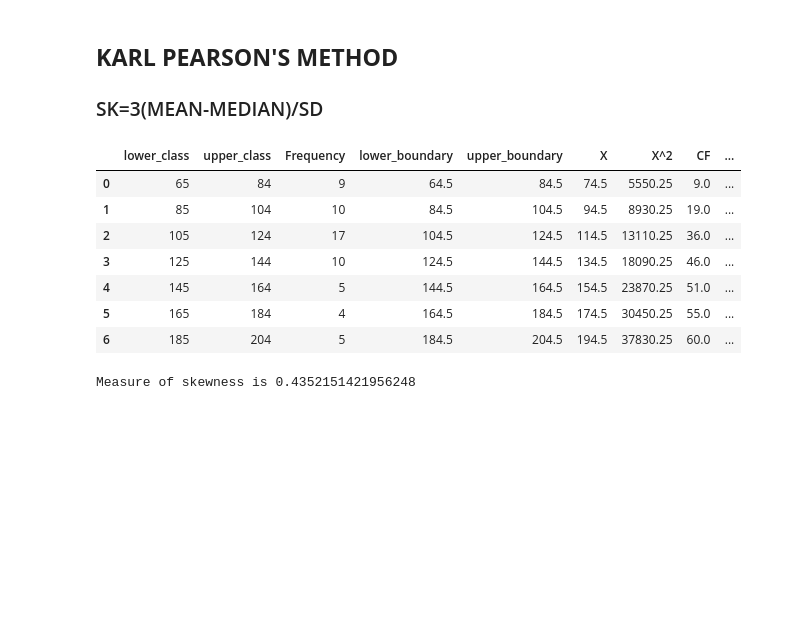
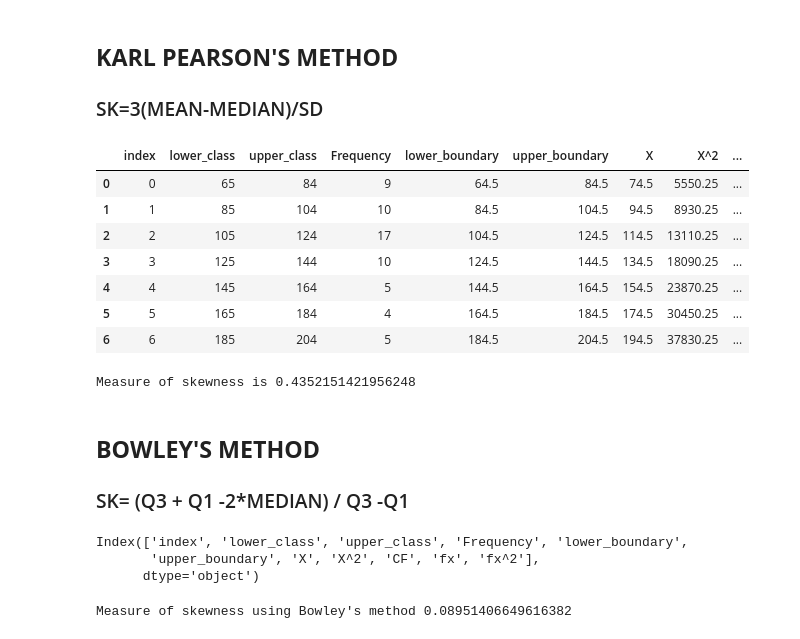
Before and after one commit to Maliksaad231224/Implementation-of-Statistical-Concepts-in-Python, a Jupyter notebook: stats_assignment.ipynb, the cells around one changed output. Drawn from its saved outputs; the diff is of its cells as text; code cells hidden in the pictures; blank space fills up the shorter version.

```diff
--- a/stats_assignment.ipynb
+++ b/stats_assignment.ipynb
@@ -1277,31 +1277,32 @@ Coefficient of Variation is 54.4200189409969
 # %%
 df=pd.DataFrame(
     {
      'lower_class': [65,85,105,125,145,165,185],
         'upper_class':[84,104,124,144,164,184,204],
             'Frequency':[9,10,17,10,5,4,5]
     }
 )
 df['lower_boundary']=df['lower_class']-0.5
 df['upper_boundary']=df['upper_class']+0.5
 df['X']=(df['upper_boundary']+df['lower_boundary'])/2
 df['X^2']=np.power(df['X'],2)
 
 df.loc[0,'CF']=df.loc[0,'Frequency']
 for i in range(1,len(df)):
     df.loc[i,'CF']=df.loc[i-1,'CF']+df.loc[i,'Frequency']
 df['fx']=df['Frequency']*df['X']
 df['fx^2']=df['X^2']*df['Frequency']
+df=df.reset_index()
 df
 # %% [output]
-|  | lower_class | upper_class | Frequency | lower_boundary | upper_boundary | X | X^2 | CF | ... |
-| 0 | 65 | 84 | 9 | 64.5 | 84.5 | 74.5 | 5550.25 | 9.0 | ... |
-| 1 | 85 | 104 | 10 | 84.5 | 104.5 | 94.5 | 8930.25 | 19.0 | ... |
-| 2 | 105 | 124 | 17 | 104.5 | 124.5 | 114.5 | 13110.25 | 36.0 | ... |
-| 3 | 125 | 144 | 10 | 124.5 | 144.5 | 134.5 | 18090.25 | 46.0 | ... |
-| 4 | 145 | 164 | 5 | 144.5 | 164.5 | 154.5 | 23870.25 | 51.0 | ... |
-| 5 | 165 | 184 | 4 | 164.5 | 184.5 | 174.5 | 30450.25 | 55.0 | ... |
-| 6 | 185 | 204 | 5 | 184.5 | 204.5 | 194.5 | 37830.25 | 60.0 | ... |
+|  | index | lower_class | upper_class | Frequency | lower_boundary | upper_boundary | X | X^2 | ... |
+| 0 | 0 | 65 | 84 | 9 | 64.5 | 84.5 | 74.5 | 5550.25 | ... |
+| 1 | 1 | 85 | 104 | 10 | 84.5 | 104.5 | 94.5 | 8930.25 | ... |
+| 2 | 2 | 105 | 124 | 17 | 104.5 | 124.5 | 114.5 | 13110.25 | ... |
+| 3 | 3 | 125 | 144 | 10 | 124.5 | 144.5 | 134.5 | 18090.25 | ... |
+| 4 | 4 | 145 | 164 | 5 | 144.5 | 164.5 | 154.5 | 23870.25 | ... |
+| 5 | 5 | 165 | 184 | 4 | 164.5 | 184.5 | 174.5 | 30450.25 | ... |
+| 6 | 6 | 185 | 204 | 5 | 184.5 | 204.5 | 194.5 | 37830.25 | ... |
 # %%
 mean=np.sum(df['Frequency']*df['X'])/np.sum(df['Frequency'])
 sum=np.sum(df['Frequency'])
@@ -1323,3 +1324,31 @@ pearson=(3*(mean-Median))/Std_grouped
 print('Measure of skewness is',pearson)
 # %% [output]
 Measure of skewness is 0.4352151421956248
+# %% [markdown]
+## **BOWLEY'S METHOD**
+### SK= (Q3 + Q1 -2*MEDIAN) / Q3 -Q1
+# %%
+df.columns
+# %% [output]
+Index(['index', 'lower_class', 'upper_class', 'Frequency', 'lower_boundary',
+       'upper_boundary', 'X', 'X^2', 'CF', 'fx', 'fx^2'],
+      dtype='object')
+# %%
+def quartile(num):
+    Q1_freq=num * (np.sum(df['Frequency']))/4
+    refernce=df[df['CF']>Q1_freq]
+    refernce_index=refernce.iloc[0]['index']
+    h=df.loc[refernce_index,'upper_boundary']-df.loc[refernce_index,'lower_boundary']
+    l=df.loc[refernce_index,'lower_boundary']
+    f=df.loc[refernce_index,'Frequency']
+    c=df.loc[refernce_index-1,'CF']
+    return (h,l,f,c)
+h,l,f,c=quartile(1)
+h1,l1,f1,c1=quartile(3)
+Q1=l+(h/f)*((1*np.sum(df['Frequency'])/4)-c)
+Q3=l1+(h1/f)*((3*np.sum(df['Frequency'])/4)-c1)
+
+SK=(Q3 + Q1- (2*Median)) / (Q3 -Q1)
+print("Measure of skewness using Bowley's method",SK)
+# %% [output]
+Measure of skewness using Bowley's method 0.08951406649616382
```
Also changed, not shown: parts of 23 cells of this notebook, 2 other files.
